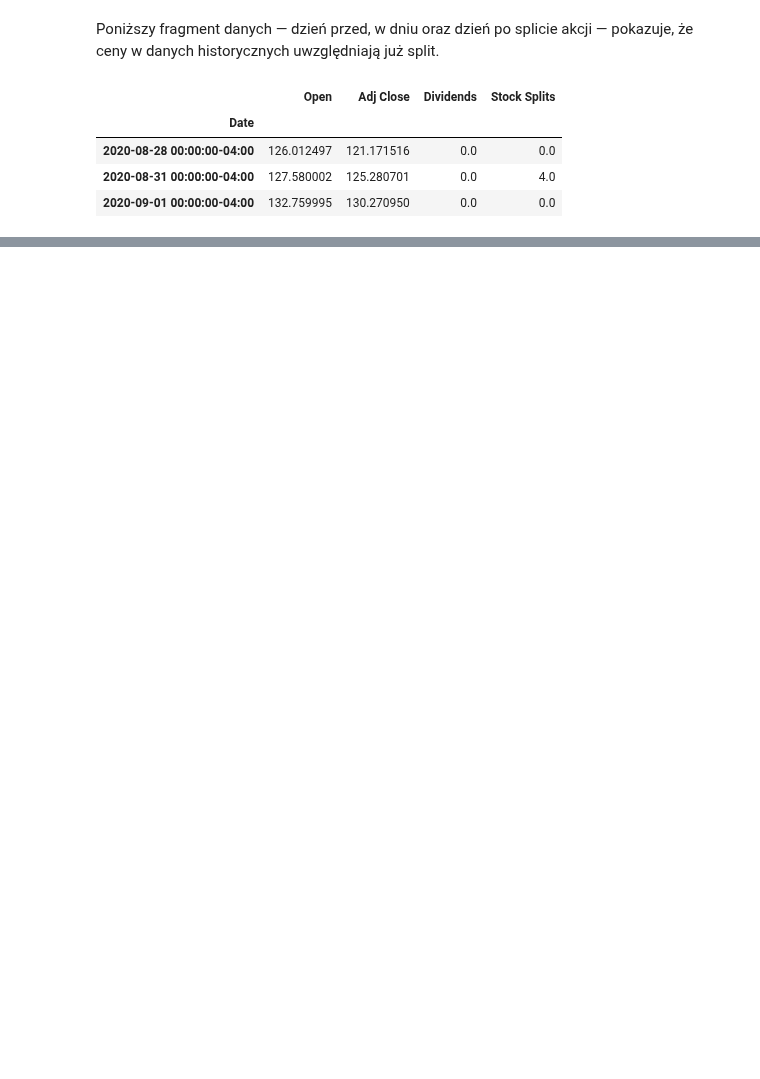
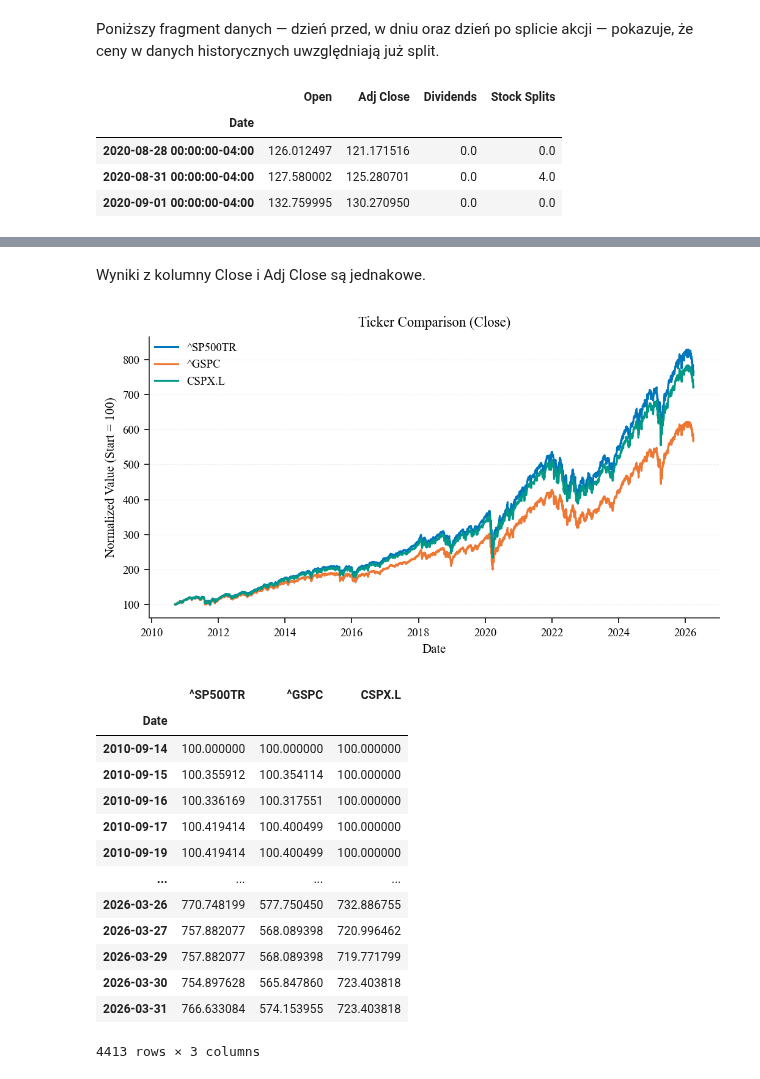
Before and after one commit to MichaelL200/data-driven-stock-portfolio-selection, a Jupyter notebook: notebooks/main.ipynb, the cells around one changed output, grey strips where cells are left out. Cells and saved outputs as stored; diff of their text form; code cells hidden in the pictures; blank space fills up the shorter version.

```diff
--- a/notebooks/main.ipynb
+++ b/notebooks/main.ipynb
@@ -309,0 +321,8 @@ plots.YahooFinance.show_last_split(apple)
+# %%
+SP500TR = dataset.YahooFinance.get_ticker_data_incremential("^SP500TR", save_csv=True)
+GSPC = dataset.YahooFinance.get_ticker_data_incremential("^GSPC", save_csv=True)
+CSPX = dataset.YahooFinance.get_ticker_data_incremential("CSPX.L", save_csv=True)
+
+plots.summarize_df(SP500TR)
+plots.summarize_df(GSPC)
+plots.summarize_df(CSPX)
@@ -309,0 +415,24 @@ plots.YahooFinance.show_last_split(apple)
+# %% [markdown]
+Wyniki z kolumny Close i Adj Close są jednakowe.
+# %%
+plots.YahooFinance.compare_tickers({
+    "^SP500TR": SP500TR,
+    "^GSPC": GSPC,
+    "CSPX.L": CSPX
+}, col="Close")
+# %% [output]
+[figure, added]
+|  | ^SP500TR | ^GSPC | CSPX.L |
+| Date |  |  |  |
+| 2010-09-14 | 100.000000 | 100.000000 | 100.000000 |
+| 2010-09-15 | 100.355912 | 100.354114 | 100.000000 |
+| 2010-09-16 | 100.336169 | 100.317551 | 100.000000 |
+| 2010-09-17 | 100.419414 | 100.400499 | 100.000000 |
+| 2010-09-19 | 100.419414 | 100.400499 | 100.000000 |
+| ... | ... | ... | ... |
+| 2026-03-26 | 770.748199 | 577.750450 | 732.886755 |
+| 2026-03-27 | 757.882077 | 568.089398 | 720.996462 |
+| 2026-03-29 | 757.882077 | 568.089398 | 719.771799 |
+| 2026-03-30 | 754.897628 | 565.847860 | 723.403818 |
+| 2026-03-31 | 766.633084 | 574.153955 | 723.403818 |
+4413 rows × 3 columns
```
Also changed, not shown: parts of 4 cells of this notebook, 2 other files.
